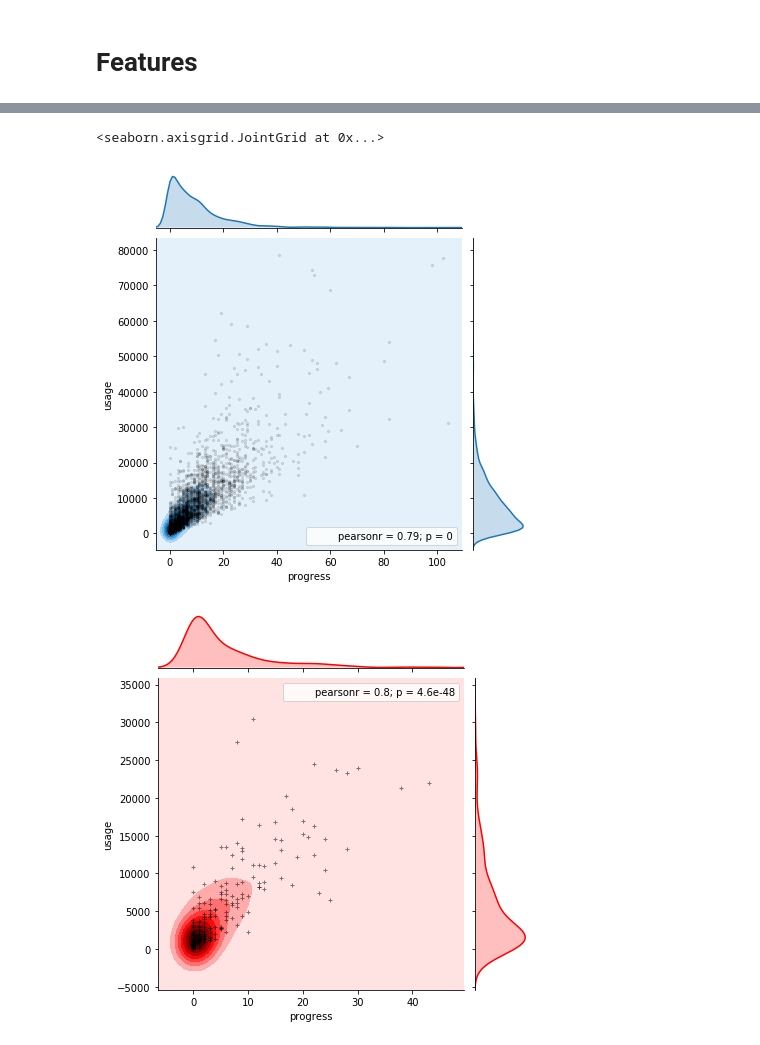
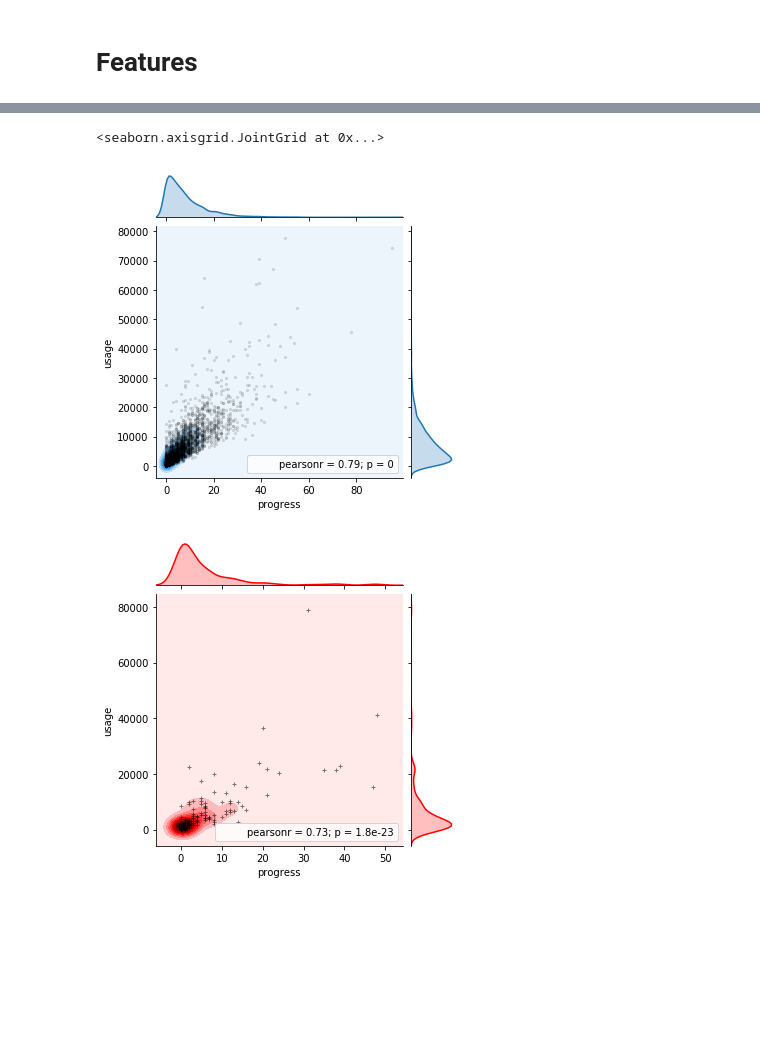
Before and after one commit to vicaws/Whizz, a Jupyter notebook: Code/Churn/Churn/NB_FeatureEngineering.ipynb, the cells around one changed output, grey strips where cells are left out. Drawn from its saved outputs; the diff is of its cells as text; code cells hidden in the pictures; blank space fills up the shorter version.

```diff
--- a/Code/Churn/Churn/NB_FeatureEngineering.ipynb
+++ b/Code/Churn/Churn/NB_FeatureEngineering.ipynb
@@ -18,7 +18,7 @@ date_format = cfg.CSV_DATE_FORMAT
 cutoff_date = pd.to_datetime(cfg.CUTOFF_DATE, format=cfg.CSV_DATE_FORMAT)
 
 # Retrieve data
-df_subspt, df_lesson, df_incomp, df_crclum = utility.iolib.retrieve_data(cfg)
+df_subspt, df_lesson, df_incomp, df_crclum, df_pupils = utility.iolib.retrieve_data(cfg)
 print("Complete loading data for subscription and lesson history!")
 # %% [output]
 Complete loading data for subscription and lesson history!
@@ -30,3 +30,9 @@ print('Number of annual subscribers = {}'.format(len(pupil_list_ann)))
 # %% [output]
 Number of mon/thly subscribers = 3504
 Number of annual subscribers = 2525
+# %%
+configuration = cfg
+
+df_datesFrame = utility.df.construct_dates_frame(df_lesson, df_incomp)
+
+df_subspt = utility.df.compute_customer_month(df_subspt, configuration)
@@ -99,7 +109,7 @@ df_features['progressions_delta'].fillna(0, inplace=True)
 
 df_features['time_taken'] = df_features['time_taken_complete'] + df_features['time_taken_incomplete']
 # %%
-study_month = 5
+study_month = 20
 
 df_features1 = df_features[df_features['customer_month']==study_month]
 
@@ -170,12 +180,15 @@ plt.show()
 # %%
 import seaborn as sns
 # %%
-g1 = sns.jointplot(x='progress', y='usage', data=nonchurner[['progress', 'usage']], kind='kde')
+churner = df_agg[df_agg['next_month_cancel']==1]
+nonchurner = df_agg[df_agg['next_month_cancel']==0]
+
+g1 = sns.jointplot(x='progress', y='usage', data=nonchurner[['progress', 'usage']], kind='kde', size=5)
 g1.plot_joint(plt.scatter, c="k", s=5, linewidth=1, marker="o", alpha=0.1)
 
-g2 = sns.jointplot(x='progress', y='usage', data=churner[['progress', 'usage']], kind='kde', color='r')
+g2 = sns.jointplot(x='progress', y='usage', data=churner[['progress', 'usage']], kind='kde', color='r', size=5)
 g2.plot_joint(plt.scatter, c="k", s=10, linewidth=1, marker="+", alpha=0.5)
 # %% [output]
 <seaborn.axisgrid.JointGrid at 0x...>
-[figure, old version]
+[figure, new version]
-[figure, old version]
+[figure, new version]
```
Also changed, not shown: parts of 6 cells of this notebook, 11 other files.
